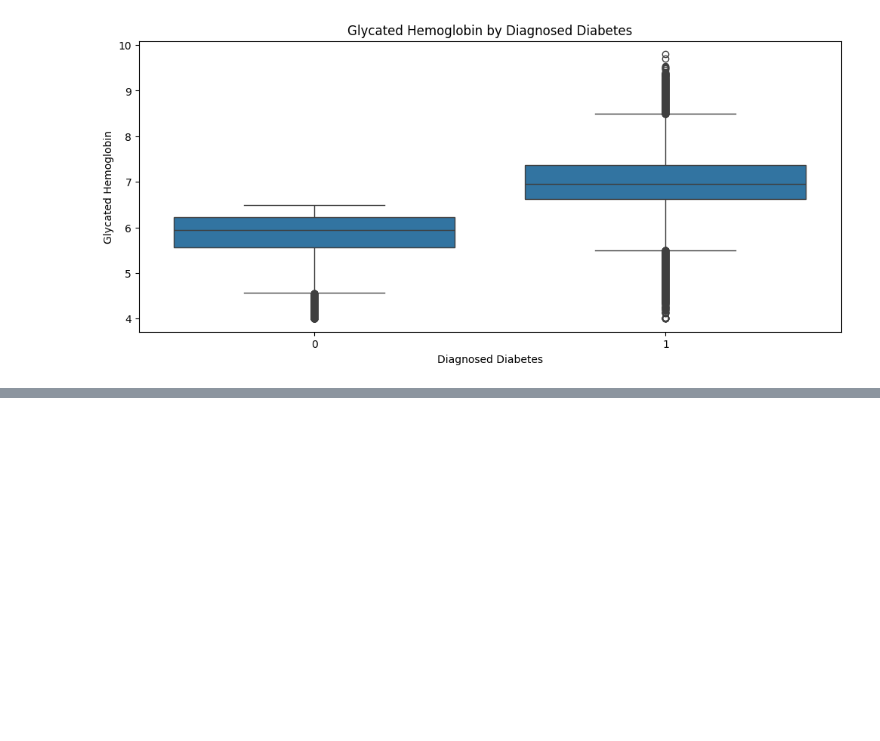
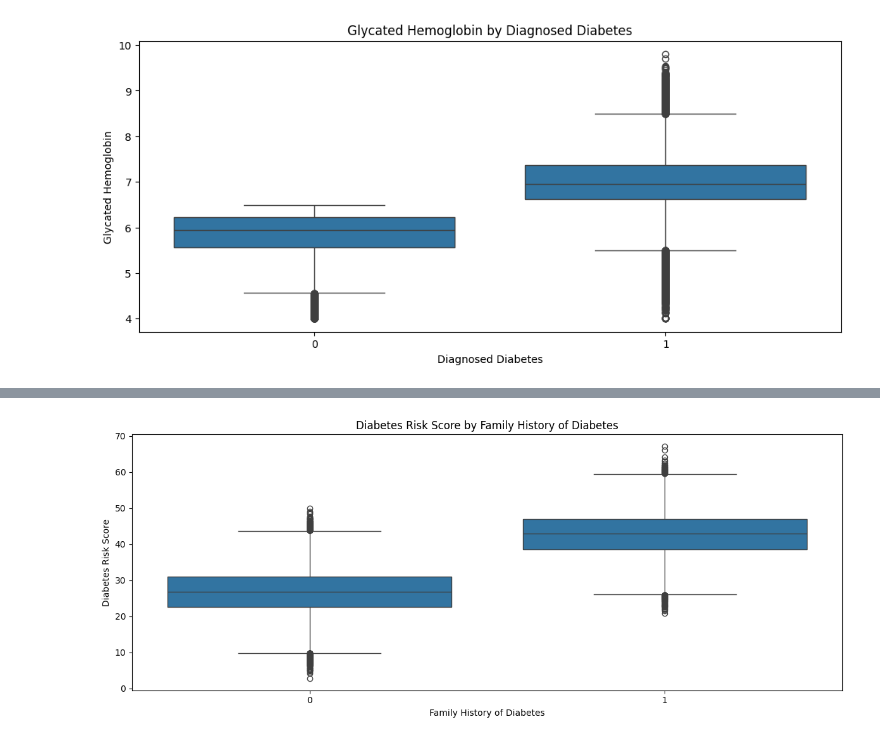
Before and after one commit to tpsilva22/teabetes, a Jupyter notebook: notebooks/correlations.ipynb, the cells around one changed output, grey strips where cells are left out. Cells and saved outputs as stored; diff of their text form; code cells hidden in the pictures; blank space fills up the shorter version.

```diff
--- a/notebooks/correlations.ipynb
+++ b/notebooks/correlations.ipynb
@@ -157,0 +168,11 @@ plt.show()
+# %%
+# Diabetes Risk Score vs Family History of Diabetes (Boxplot)
+plt.figure(figsize=(12, 5))
+sns.boxplot(data=diabetes, x="family_history_diabetes", y="diabetes_risk_score")
+plt.title("Diabetes Risk Score by Family History of Diabetes")
+plt.xlabel("Family History of Diabetes")
+plt.ylabel("Diabetes Risk Score")
+plt.tight_layout()
+plt.show()
+# %% [output]
+[figure, added]
```
Also changed, not shown: parts of 5 cells of this notebook.
